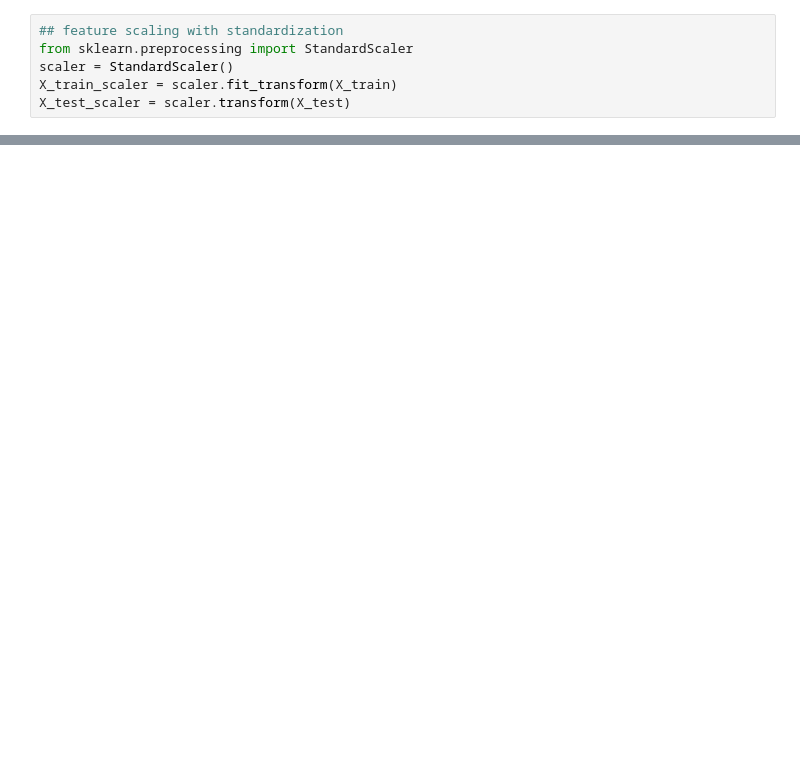
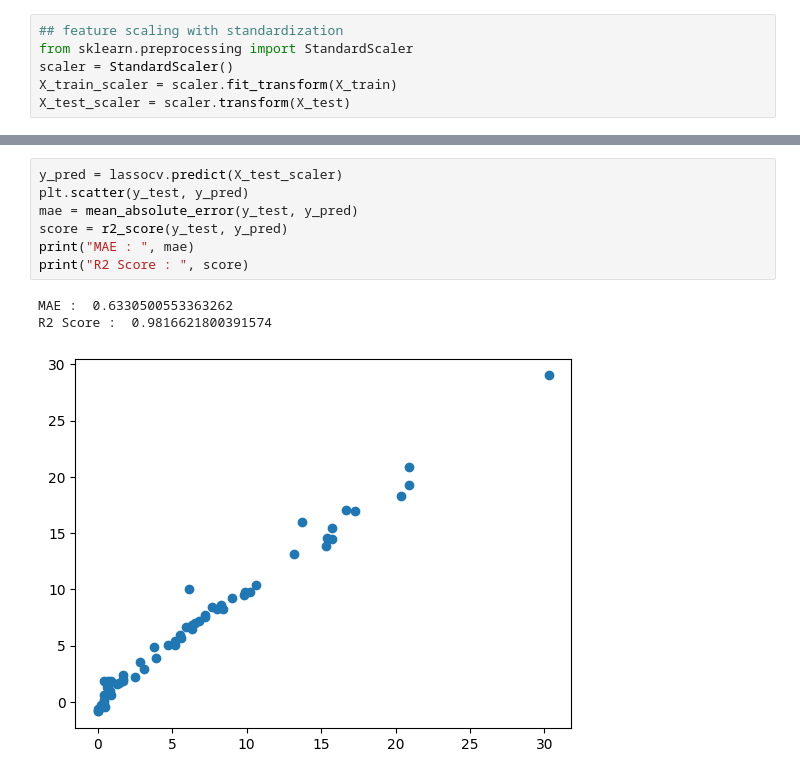
Before and after one commit to Fliptoss/ML_stuff, a Jupyter notebook: Model_training.ipynb, the cells around one changed output, grey strips where cells are left out. Drawn from its saved outputs; the diff is of its cells as text; blank space fills up the shorter version.

```diff
--- a/Model_training.ipynb
+++ b/Model_training.ipynb
@@ -200,0 +302,11 @@ Text(0.5, 1.0, 'X_train After Scaling')
+# %%
+y_pred = lassocv.predict(X_test_scaler)
+plt.scatter(y_test, y_pred)
+mae = mean_absolute_error(y_test, y_pred)
+score = r2_score(y_test, y_pred)
+print("MAE : ", mae)
+print("R2 Score : ", score)
+# %% [output]
+MAE :  0.6330500553363262
+R2 Score :  0.9816621800391574
+[figure, added]
```
Also changed, not shown: parts of 34 cells of this notebook.
